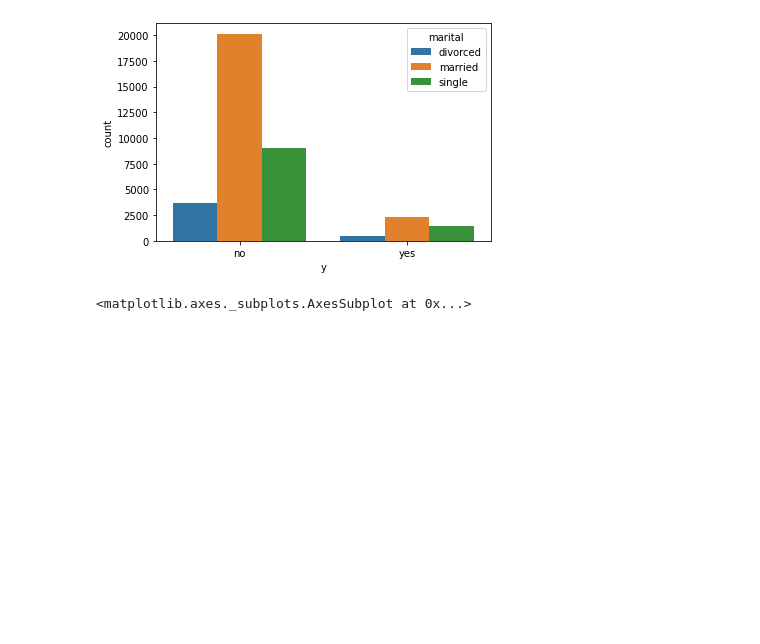
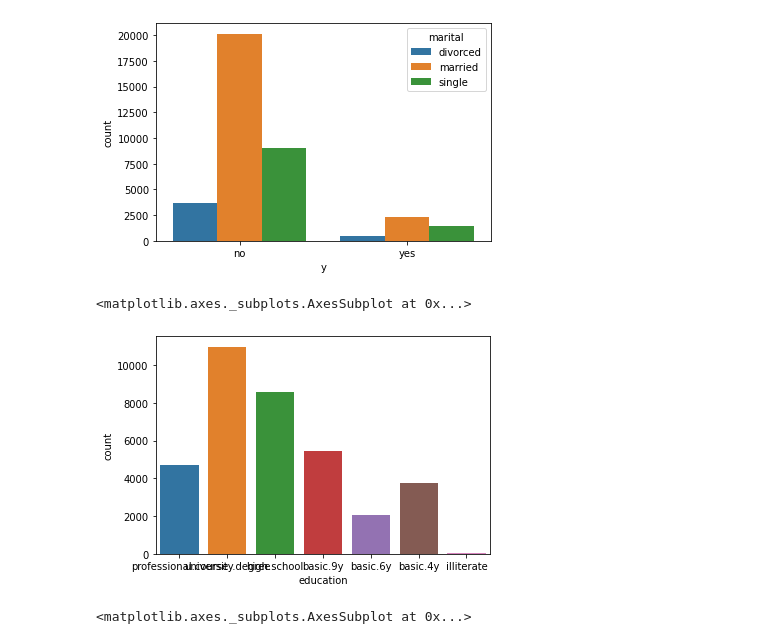
Before and after one commit to jpmucciolo/Curso-Ocean-19-03---Ciencia-de-Dados, a Jupyter notebook: Curso_Ocean_19_03_ciencia_de_dados.ipynb, the cells around one changed output. Saved outputs shown, nothing was run; the diff lists cells and outputs as text; code cells hidden in the pictures; blank space fills up the shorter version.

```diff
--- a/Curso_Ocean_19_03_ciencia_de_dados.ipynb
+++ b/Curso_Ocean_19_03_ciencia_de_dados.ipynb
@@ -56,6 +56,11 @@ sns.countplot(data=df, x='y', hue='marital')
 # %% [output]
 <matplotlib.axes._subplots.AxesSubplot at 0x...>
 [figure]
+# %%
+sns.countplot(data=df, x='education')
+# %% [output]
+<matplotlib.axes._subplots.AxesSubplot at 0x...>
+[figure, added]
 # %%
 sns.barplot(data=df, x='marital', y='age', hue='y')
 # %% [output]
```
Also changed, not shown: parts of 4 cells of this notebook.
